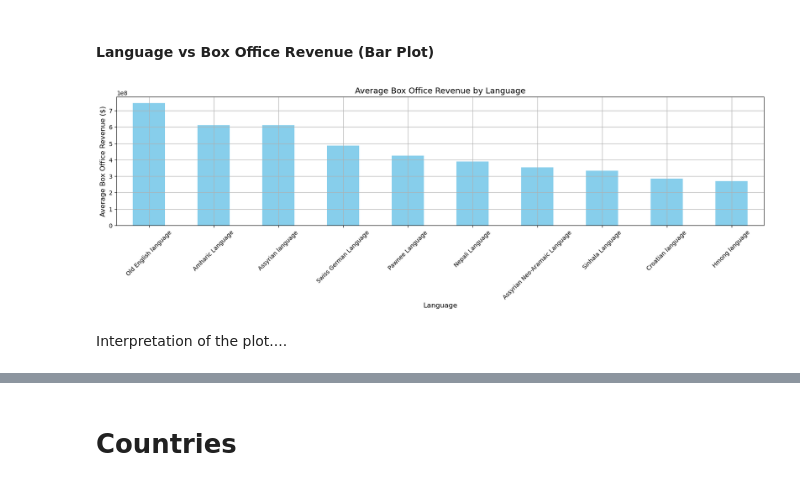
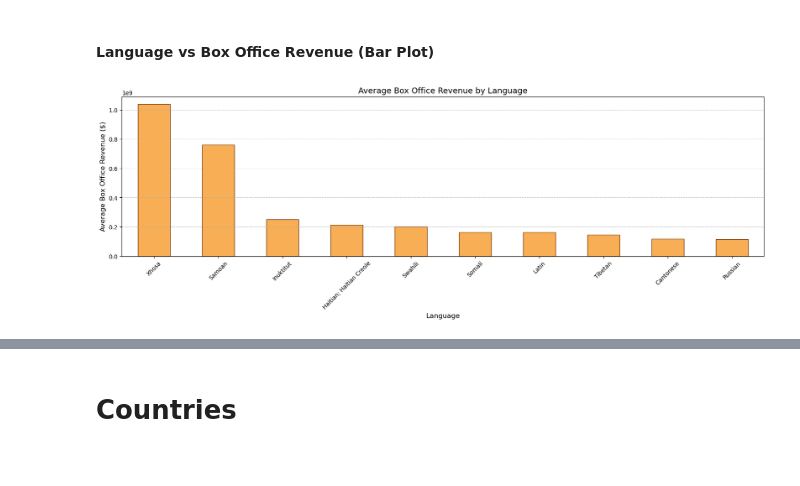
Before and after one commit to epfl-ada/ada-2024-project-conquistada, a Jupyter notebook: analysis_erik.ipynb, the cells around one changed output, grey strips where cells are left out. Drawn from its saved outputs; the diff is of its cells as text; code cells hidden in the pictures.

```diff
--- a/analysis_erik.ipynb
+++ b/analysis_erik.ipynb
@@ -64,3 +71,6 @@ GRAPH_COLORS = ['skyblue', 'red']
+# %%
+GRAPH_COLORS = ['#F8AE54', '#CA6C0F']
+GRAPH_EDGECOLOR = '#732E00'
 # %% [markdown]
 # Histogram of Box Office Revenue
 # %%
@@ -117,20 +189,18 @@ Overall, the plot suggests that while the 80–140 minute range is a safe zone f
 # %% [markdown]
 #### Language vs Box Office Revenue (Bar Plot)
 # %%
-movies_lang = movies.explode('Extracted Languages')
-movies_lang = movies_lang.dropna(subset=['Extracted Languages'])
+lang = tmdb.explode('Extracted Languages')
+lang = lang.dropna(subset=['Extracted Languages'])
 
 # Group and plot
-language_revenue = movies_lang.groupby('Extracted Languages')['Movie box office revenue'].mean().sort_values(ascending=False)
-plt.figure(figsize=(20, 4))
-language_revenue.head(10).plot(kind='bar', color=GRAPH_COLORS[0])
+language_revenue = lang.groupby('Extracted Languages')['revenue'].mean().sort_values(ascending=False)
+plt.figure(figsize=(20, 5))
+language_revenue.head(10).plot(kind='bar', color=GRAPH_COLORS[0], edgecolor=GRAPH_EDGECOLOR)
 plt.title('Average Box Office Revenue by Language', fontsize=14)
 plt.xlabel('Language', fontsize=12)
 plt.ylabel('Average Box Office Revenue ($)', fontsize=12)
 plt.xticks(rotation=45)
-plt.grid(True)
+plt.grid(axis='y', linestyle='--', alpha=0.7)
 plt.show()
 # %% [output]
-[figure, old version]
+[figure, new version]
-# %% [markdown]
-Interpretation of the plot....
```
Also changed, not shown: parts of 17 cells of this notebook.
